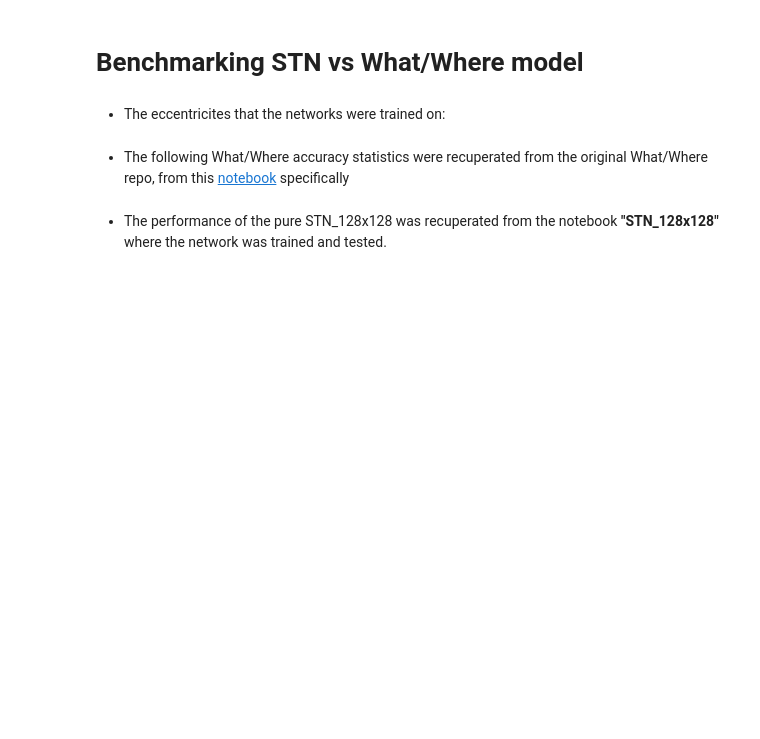
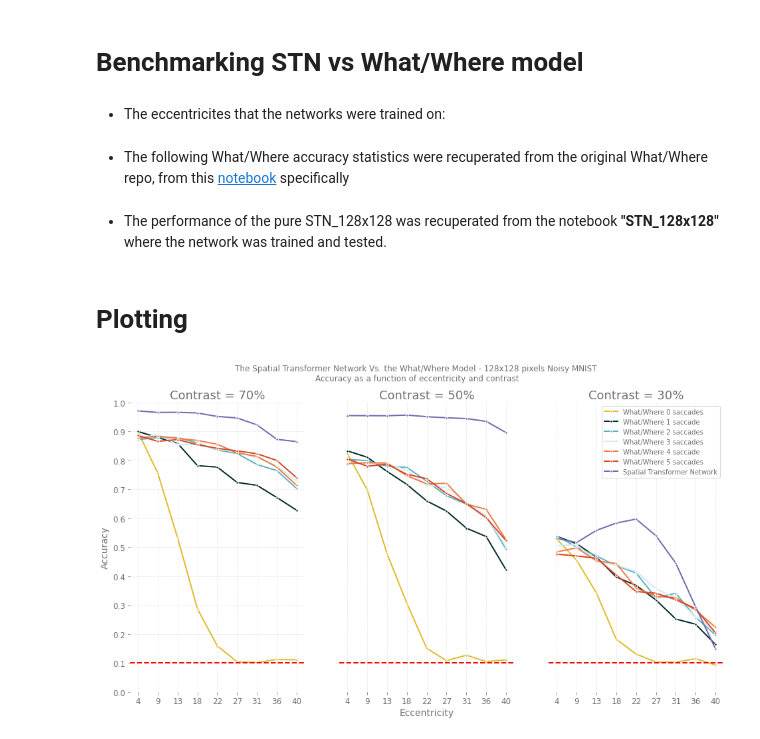
Before and after one commit to dabane-ghassan/int-lab-book, a Jupyter notebook: src/benchmark.ipynb, the cells around one changed output. Saved outputs shown, nothing was run; the diff lists cells and outputs as text; code cells hidden in the pictures; blank space fills up the shorter version.

Commit message:
adding benchmark results

```diff
--- a/src/benchmark.ipynb
+++ b/src/benchmark.ipynb
@@ -10,6 +10,8 @@ eccentricities = np.array([
     4.44444444, 8.88888889, 13.33333333, 17.77777778, 22.22222222, 26.66666667,
     31.11111111, 35.55555556, 40.
 ])
+# %%
+contrasts = (0.7, 0.5, 0.3)
 # %% [markdown]
 - The following What/Where accuracy statistics were recuperated from the original What/Where repo, from this [notebook](https://github.com/laurentperrinet/WhereIsMyMNIST/blob/master/notebooks/4_results_figure_contrast.ipynb) specifically
 # %%
@@ -79,13 +81,66 @@ what_where_stats = {
 # %%
 stn_stats = {
     0.7:
-    array(
+    np.array(
         [0.9711, 0.9659, 0.9663, 0.9639, 0.952, 0.9468, 0.9229, 0.8731,
          0.865]),
     0.5:
-    array([
+    np.array([
         0.9549, 0.9547, 0.9544, 0.9567, 0.9512, 0.9474, 0.9447, 0.9351, 0.8961
     ]),
     0.3:
-    array([0.5308, 0.5165, 0.5583, 0.5835, 0.5973, 0.54, 0.445, 0.294, 0.1491])
+    np.array([0.5308, 0.5165, 0.5583, 0.5835,
+              0.5973, 0.54, 0.445, 0.294, 0.1491])
 }
+# %% [markdown]
+# Plotting
+# %%
+plt.style.use("gadfly")
+# %%
+cols = [
+    "#E1BC29", "#042a2b", "#5eb1bf", "#cdedf6", "#ef7b45", "#d84727", "#7768AE"
+]
+labs = [
+    "What/Where 0 saccades", "What/Where 1 saccade", "What/Where 2 saccades",
+    "What/Where 3 saccades", "What/Where 4 saccade", "What/Where 5 saccades",
+    "Spatial Transformer Network"
+]
+# %%
+fig, ax = plt.subplots(1, 3, figsize=(16, 8))
+
+for i, contrast in enumerate(contrasts): # three plots for three contrasts
+
+    for j in range(6): # all saccades per plot
+
+        ax[i].plot(eccentricities,
+                   what_where_stats[contrast][j][::-1],
+                   '.-',
+                   color=cols[j],
+                   label=labs[j])
+
+    ax[i].plot(eccentricities,
+               stn_stats[contrast],
+               '.-',
+               color=cols[6],
+               label="Spatial Transformer Network")
+
+    ax[i].set_ylim(0, 1) # accuracy limits
+    ax[i].set_title("Contrast = %d%%" % (contrast * 100))
+    ax[i].set_xticklabels([4, 9, 13, 18, 22, 27, 31, 36, 40]) # rounding labels up
+    ax[i].set_xticks(eccentricities)
+    ax[i].axhline(y=0.1, color='r', linestyle='--') # baseline
+    if i > 0:
+        ax[i].set_yticks([])
+    else:
+        ax[i].set_yticks([a/10 for a in range(11)]) #accuracy ticks
+
+
+ax[2].legend() # show legend on 3rd plot
+ax[1].set_xlabel("Eccentricity")
+ax[0].set_ylabel("Accuracy")
+fig.suptitle(
+    "The Spatial Transformer Network Vs. the What/Where Model - 128x128 pixels Noisy MNIST \nAccuracy as a function of eccentricity and contrast"
+)
+#fig.savefig('../figures/benchmark_stn_whatwhere.png')
+# %% [output]
+[figure, added]
```
Also changed, not shown: 2 other files.
